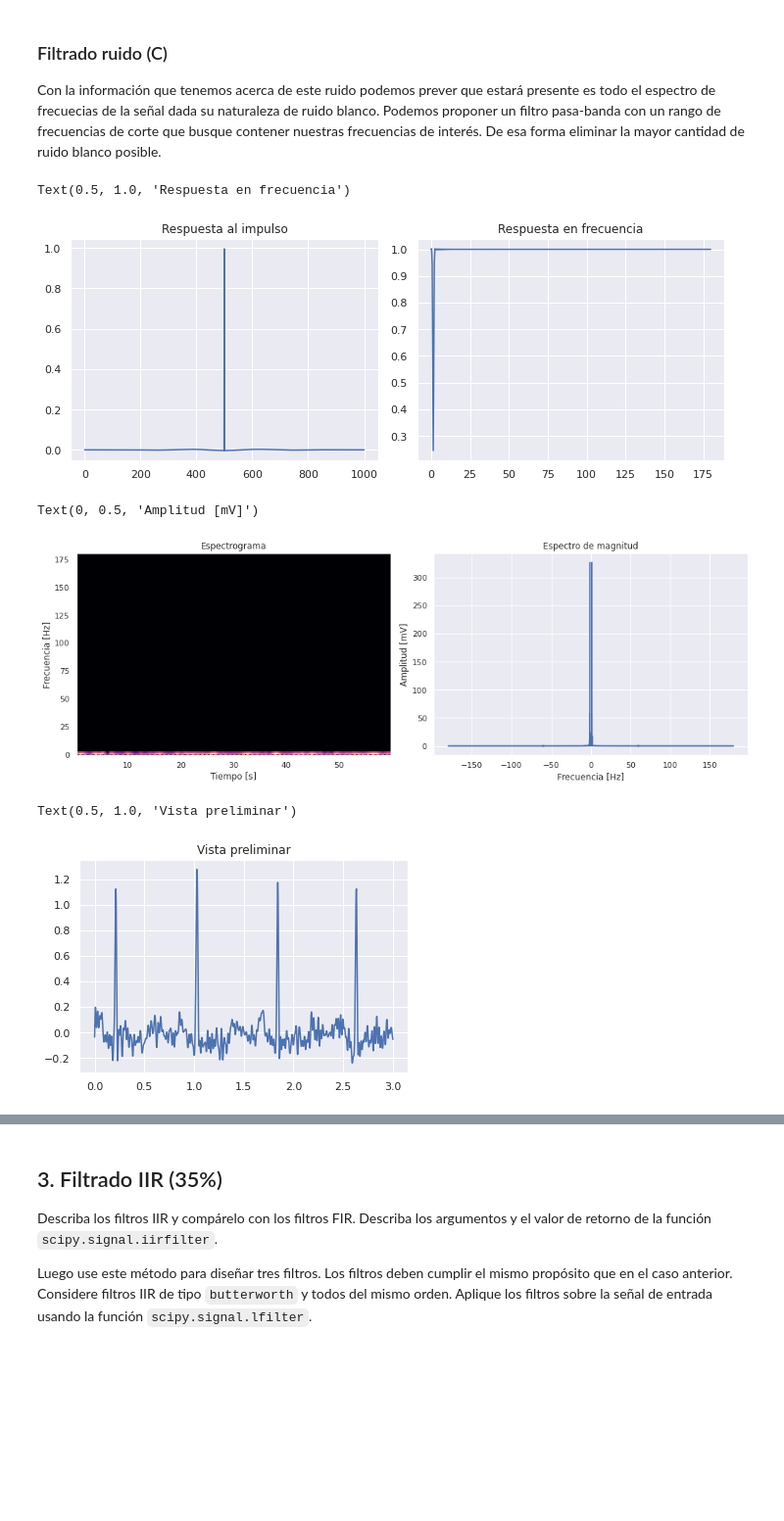
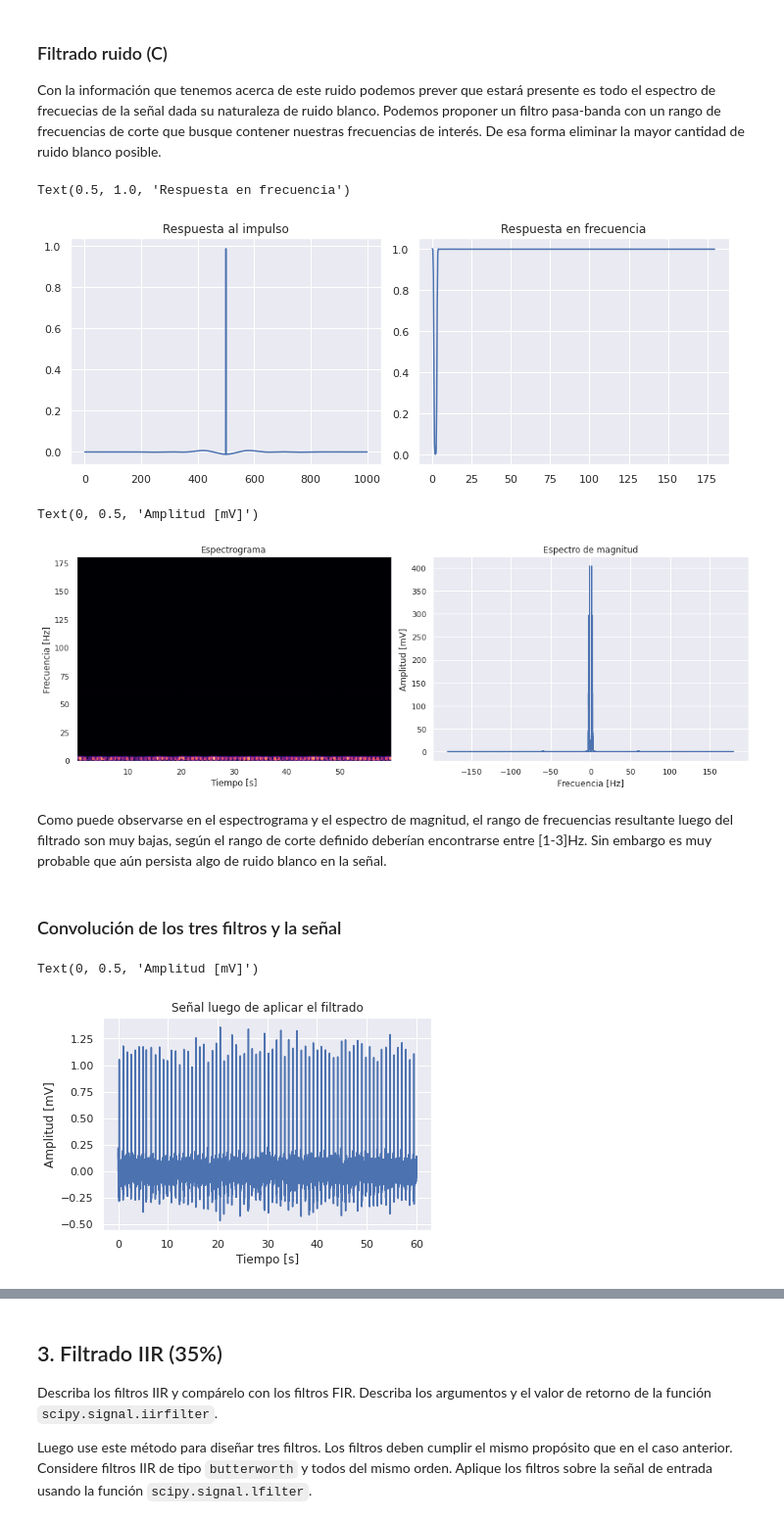
Before and after one commit to Rickiwasho/Analisis-sistemas-lineales, a Jupyter notebook: docs/tarea2/tarea2_info183.ipynb, the cells around one changed output, grey strips where cells are left out. Shown at 98% size. Drawn from its saved outputs; the diff is of its cells as text; code cells hidden in the pictures; blank space fills up the shorter version.

Commit message:
avance filtrado iir

```diff
--- a/docs/tarea2/tarea2_info183.ipynb
+++ b/docs/tarea2/tarea2_info183.ipynb
@@ -358,7 +358,7 @@ Con la información que tenemos acerca de este ruido podemos prever que estará
 # %%
 # Filtrado ruido C
 #Filtro pasa-banda
-fc = [1.1,1.7]
+fc = [1,3]
 h2 = scipy.signal.firwin(numtaps=L, cutoff=fc, window=window, pass_zero='bandstop', fs=360)
 y2 = scipy.convolve(data, h2, mode='same')
 
@@ -372,7 +372,7 @@ ax2.plot(freq2, np.absolute(H2))
 ax2.set_title('Respuesta en frecuencia')
 # %% [output]
 Text(0.5, 1.0, 'Respuesta en frecuencia')
-[figure, old version]
+[figure, new version]
 # %%
 # Resta entre la señal original y la señal filtrada.
 r2 = data - y2
@@ -407,17 +407,21 @@ ax6.set_xlabel('Frecuencia [Hz]')
 ax6.set_ylabel('Amplitud [mV]')
 # %% [output]
 Text(0, 0.5, 'Amplitud [mV]')
-[figure, old version]
+[figure, new version]
+# %% [markdown]
+Como puede observarse en el espectrograma y el espectro de magnitud, el rango de frecuencias resultante luego del filtrado son muy bajas, según el rango de corte definido deberían encontrarse entre [1-3]Hz. Sin embargo es muy probable que aún persista algo de ruido blanco en la señal.
+# %% [markdown]
+### Convolución de los tres filtros y la señal
 # %%
 # Convolucion con los 3 filtros
-yf = scipy.convolve(data, h, mode='same')
-yf = scipy.convolve(yf, h1, mode='same')
+yf = scipy.convolve(h, h1, mode='same')
 yf = scipy.convolve(yf, h2, mode='same')
+yf = scipy.convolve(yf, data, mode='same')
 
-time2 = np.linspace(start=0,stop=3,num=1080)
-yf1 = yf[:1080]
-plt.plot(time2,yf1)
-plt.title('Vista preliminar')
+plt.plot(time1, yf)
+plt.title("Señal luego de aplicar el filtrado")
+plt.xlabel('Tiempo [s]')
+plt.ylabel('Amplitud [mV]')
 # %% [output]
-Text(0.5, 1.0, 'Vista preliminar')
+Text(0, 0.5, 'Amplitud [mV]')
-[figure, old version]
+[figure, new version]
```
Also changed, not shown: parts of 15 cells of this notebook.
